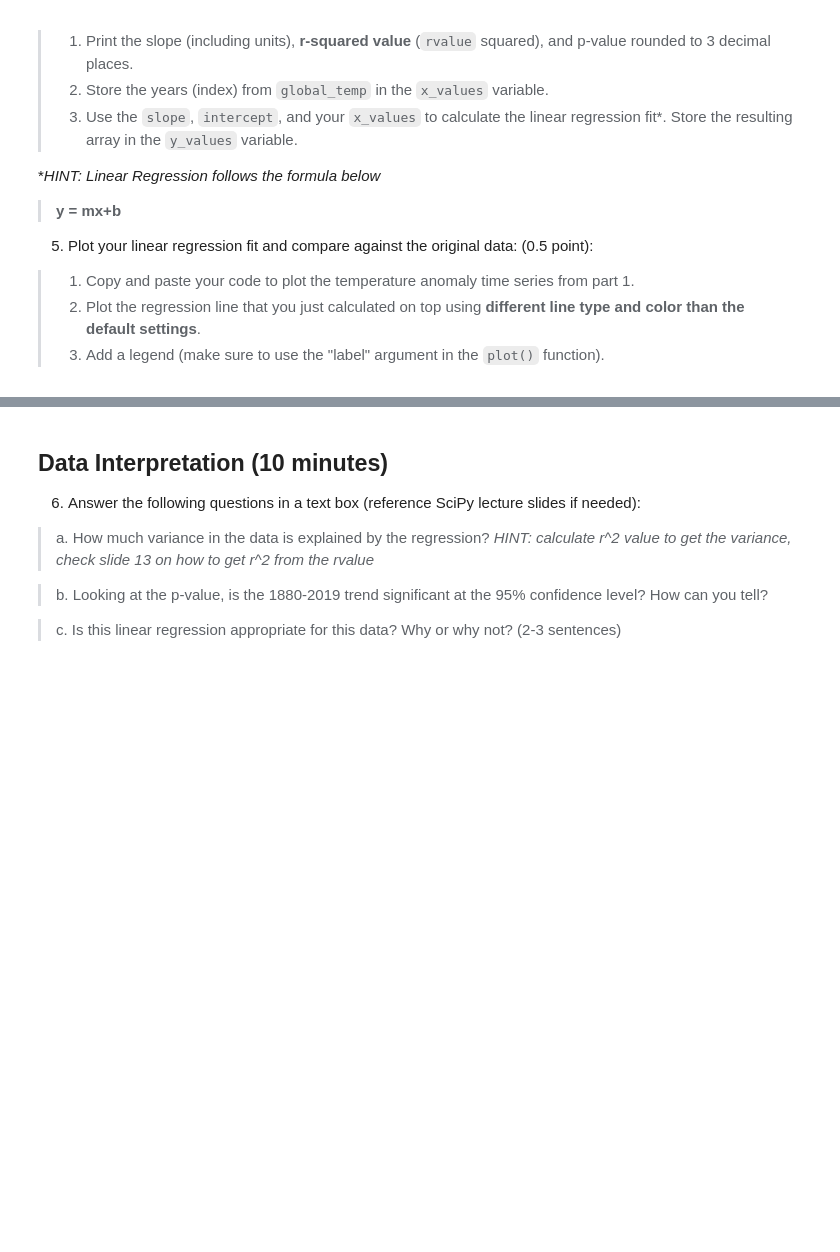
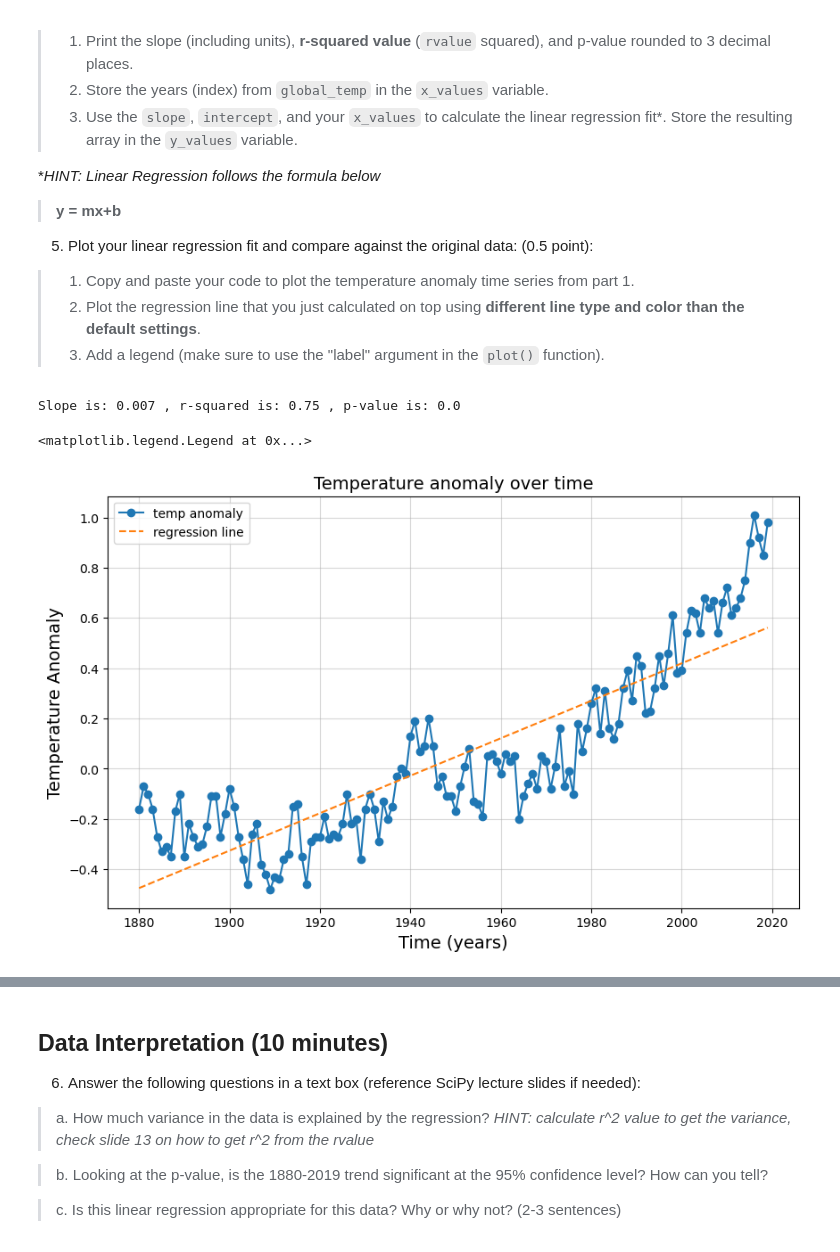
Before and after one commit to leelooliam/week9_inclass, a Jupyter notebook: group_activity8.ipynb, the cells around one changed output, grey strips where cells are left out. Saved outputs shown, nothing was run; the diff lists cells and outputs as text; code cells hidden in the pictures; blank space fills up the shorter version.

```diff
--- a/group_activity8.ipynb
+++ b/group_activity8.ipynb
@@ -113,14 +141,30 @@ grader.check("Question 1, Part 1")
 >1) Copy and paste your code to plot the temperature anomaly time series from part 1.
 >2) Plot the regression line that you just calculated on top using **different line type and color than the default settings**.
 >3) Add a legend (make sure to use the "label" argument in the `plot()` function).
-# %%
-# your code
-
-# answer variables
-slope, intercept, rvalue, pvalue, stderr = ""
-x_values = ""
-y_values = ""
-
-# copy and paste plot from part 1 and add line for linear regression fit
+# %%
+# your code
+print("Slope is:", round(slope,3),
+     ", r-squared is:", (rvalue**2).round(3),
+     ", p-value is:", round(pvalue,3)) # printing out the values asked for, using round() function to round to 3 decimal places
+temp_fit = x_values*slope + intercept # setting equation for line of best fit (in y = mx + b form)
+
+# answer variables
+slope, intercept, rvalue, pvalue, stderr = stats.linregress(global_temp.index, global_temp["Temp_anomaly"]) # performing statistical analysis
+x_values = global_temp.index # setting x values for the linear regression line
+y_values = temp_fit # setting y values for linear regression line
+
+# copy and paste plot from part 1 and add line for linear regression fit
+fig, ax = plt.subplots(figsize = (10,6)) # making another blank plot, same structure as above but with the linear regression line plotted as well
+ax.plot(global_temp.index, global_temp["Temp_anomaly"], marker = "o", label = "temp anomaly") # above
+ax.grid(alpha = 0.5) # above
+ax.set_xlabel("Time (years)", fontsize = 14) # above
+ax.set_ylabel("Temperature Anomaly", fontsize = 14) # above
+ax.set_title("Temperature anomaly over time", fontsize = 14) # above
+ax.plot(x_values, y_values, "--", label = "regression line") # plotting the linear regression line - used a dashed line so it is visibly distinct
+ax.legend() # above
+# %% [output]
+Slope is: 0.007 , r-squared is: 0.75 , p-value is: 0.0
+<matplotlib.legend.Legend at 0x...>
+[figure, added]
 # %%
 grader.check("Question 1, Part 2")
```
Also changed, not shown: parts of 14 cells of this notebook, 1 other file.
